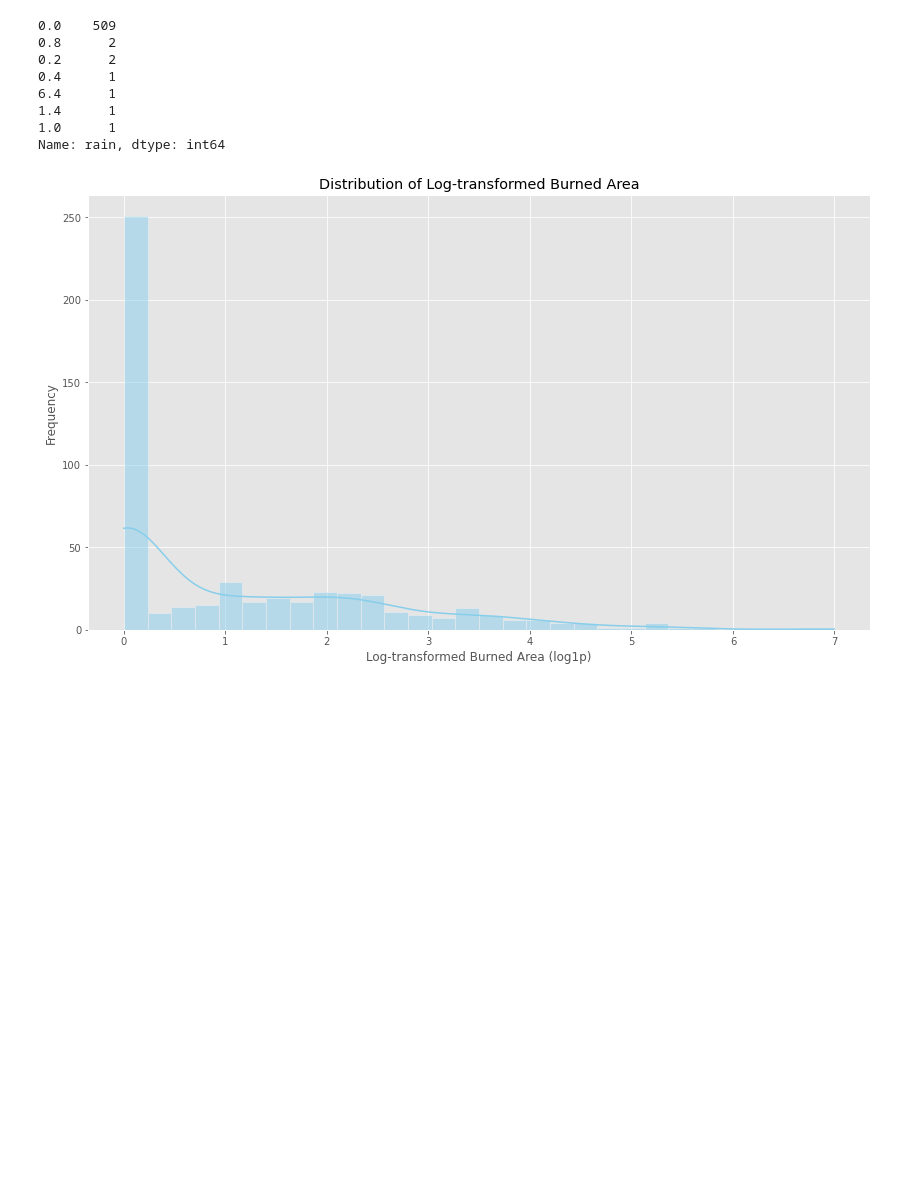
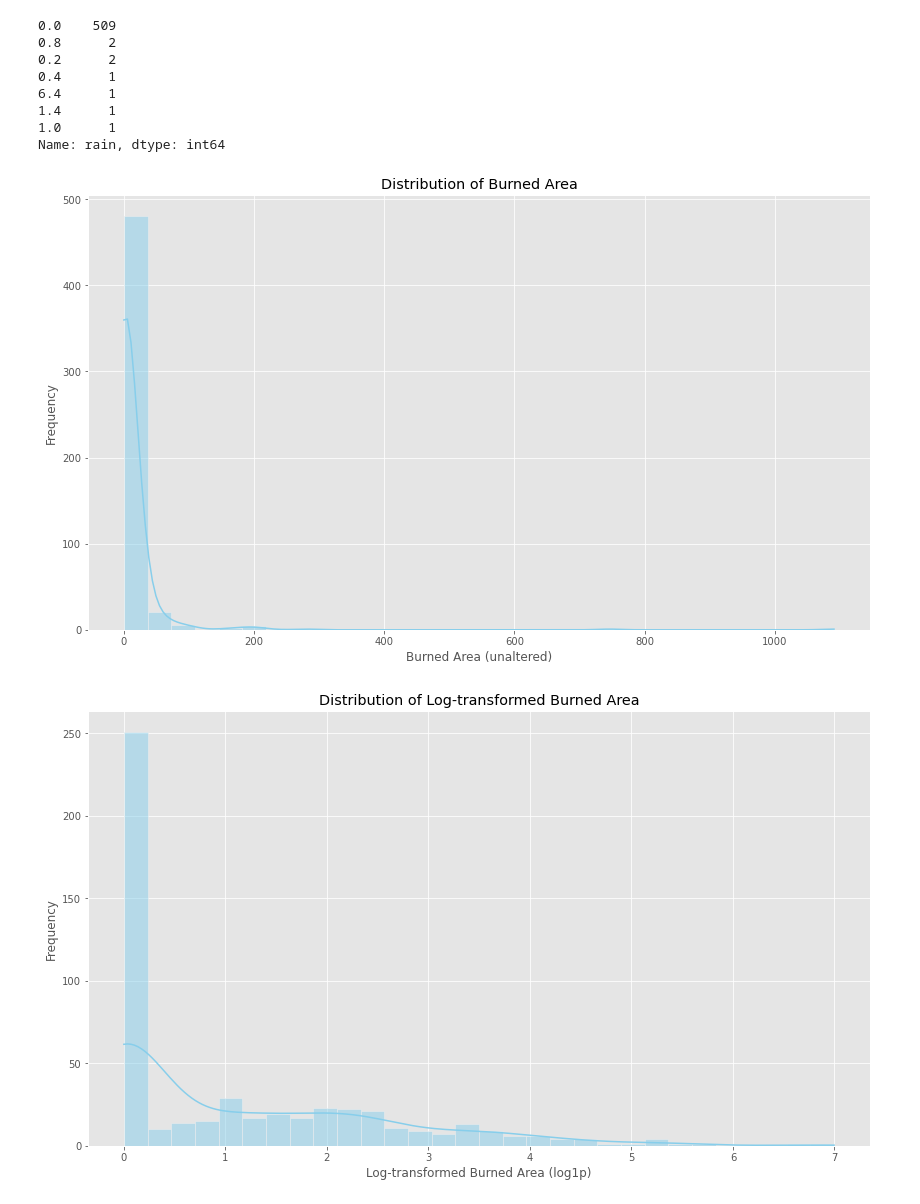
Before and after one commit to dmm4613/forest-fires-eda, a Jupyter notebook: forest-fire-eda.ipynb, the cells around one changed output. Drawn from its saved outputs; the diff is of its cells as text; code cells hidden in the pictures; blank space fills up the shorter version.

Commit message:
added a couple save graph lines

```diff
--- a/forest-fire-eda.ipynb
+++ b/forest-fire-eda.ipynb
@@ -124,6 +124,22 @@ df_cleaned.rain.value_counts()
 1.4      1
 1.0      1
 Name: rain, dtype: int64
+# %%
+
+# Plotting the distribution of the transformed burned area
+plt.figure(figsize=(14, 8))
+sns.histplot(df_cleaned['area'], kde=True, bins=30, color='skyblue')
+
+# Customize the plot
+plt.title("Distribution of Burned Area")
+plt.xlabel("Burned Area (unaltered)")
+plt.ylabel("Frequency")
+
+
+plt.savefig("graphs/burn_area_hist.png")
+plt.show()
+# %% [output]
+[figure, added]
 # %%
 # np.log1p is used instead of np.log to handle zero values gracefully. log1p(x) computes log(1 + x), which is more stable for small values.
 
```
Also changed, not shown: parts of 3 cells of this notebook, 1 other file.
